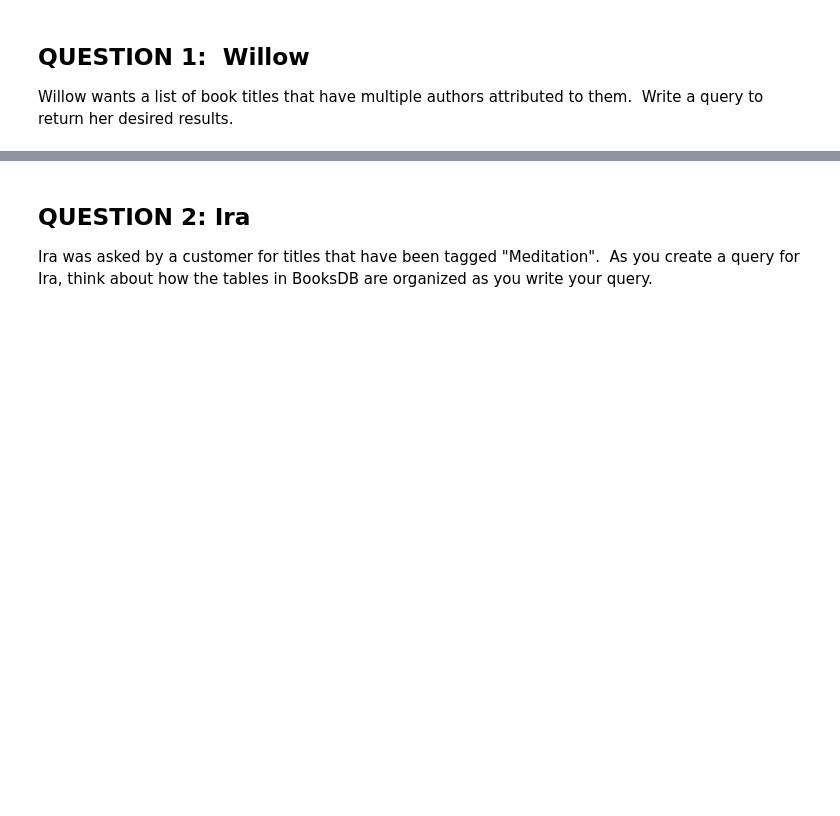
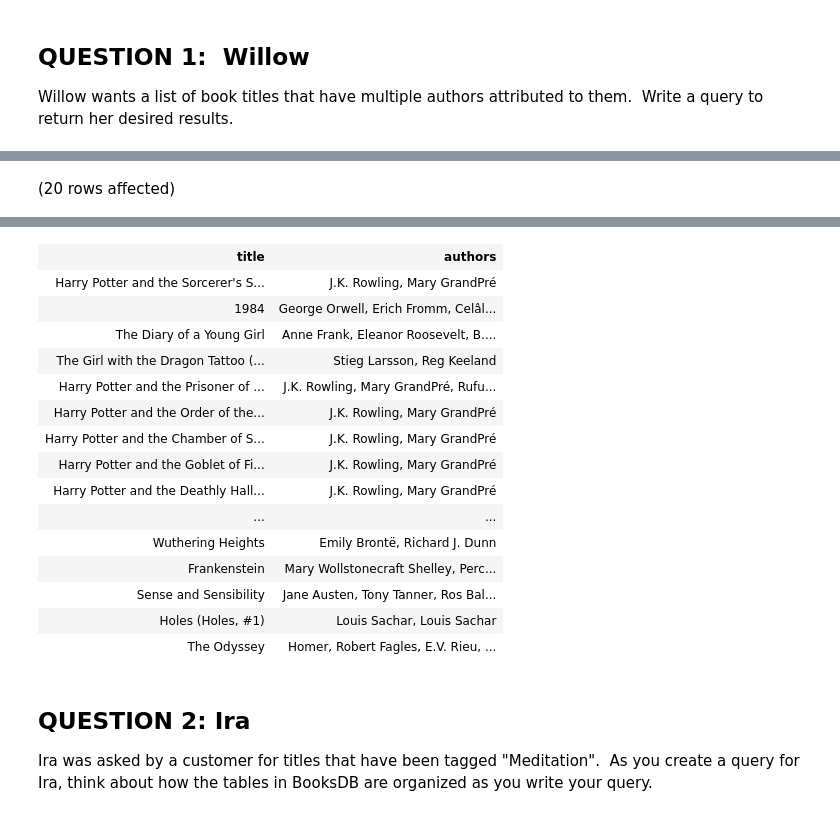
Before and after one commit to yayasanya/SQL-Part-4-Studio, a Jupyter notebook: Notebook-0.ipynb, the cells around one changed output, grey strips where cells are left out. Cells and saved outputs as stored; diff of their text form; code cells hidden in the pictures; blank space fills up the shorter version.

```diff
--- a/Notebook-0.ipynb
+++ b/Notebook-0.ipynb
@@ -15,0 +11,6 @@ Total execution time: 00:00:00.080
+# %%
+-- Code here:
+SELECT TOP 20 title, authors FROM BooksDB.dbo.books
+WHERE authors LIKE '%,%'
+# %% [output]
+(20 rows affected)
@@ -16,3 +18,19 @@ Total execution time: 00:00:00.080
+| title | authors |
+| Harry Potter and the Sorcerer's S... | J.K. Rowling, Mary GrandPré |
+| 1984 | George Orwell, Erich Fromm, Celâl... |
+| The Diary of a Young Girl | Anne Frank, Eleanor Roosevelt, B.... |
+| The Girl with the Dragon Tattoo (... | Stieg Larsson, Reg Keeland |
+| Harry Potter and the Prisoner of ... | J.K. Rowling, Mary GrandPré, Rufu... |
+| Harry Potter and the Order of the... | J.K. Rowling, Mary GrandPré |
+| Harry Potter and the Chamber of S... | J.K. Rowling, Mary GrandPré |
+| Harry Potter and the Goblet of Fi... | J.K. Rowling, Mary GrandPré |
+| Harry Potter and the Deathly Hall... | J.K. Rowling, Mary GrandPré |
+| ... | ... |
+| Wuthering Heights | Emily Brontë, Richard J. Dunn |
+| Frankenstein | Mary Wollstonecraft Shelley, Perc... |
+| Sense and Sensibility | Jane Austen, Tony Tanner, Ros Bal... |
+| Holes (Holes, #1) | Louis Sachar, Louis Sachar |
+| The Odyssey | Homer, Robert Fagles, E.V. Rieu, ... |
 # %% [markdown]
 ## QUESTION 2: Ira
 
```
Also changed, not shown: parts of 9 cells of this notebook.
